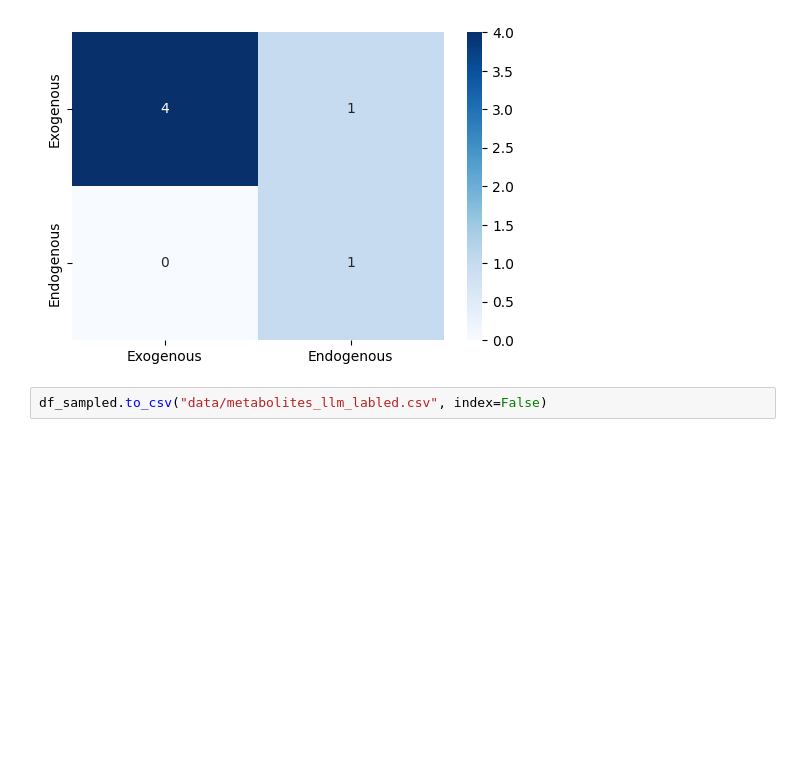
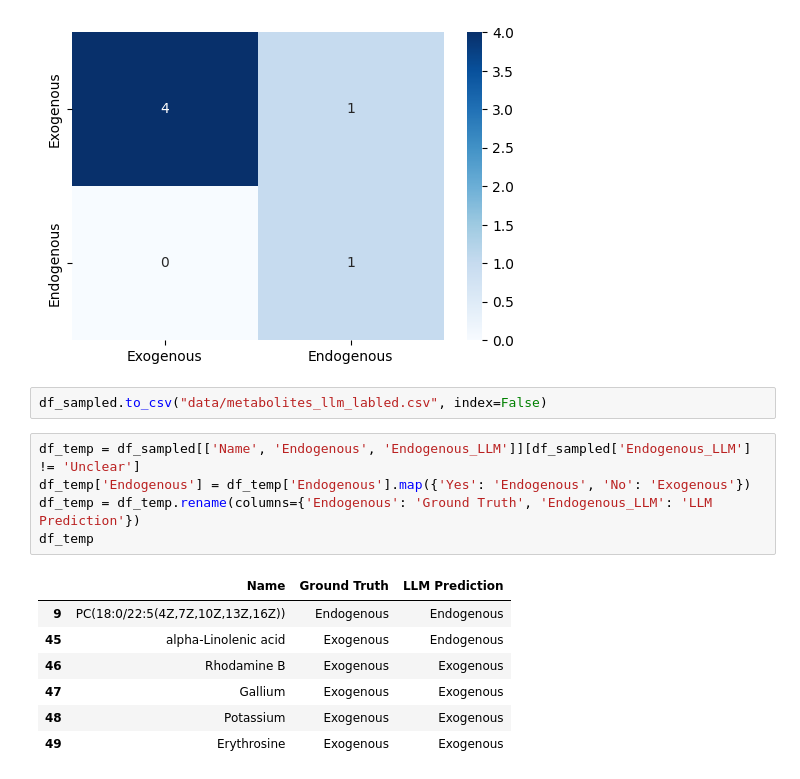
Before and after one commit to CZhao97/db_form_agent_system, a Jupyter notebook: notebooks/hmdb_test_llm.ipynb, the cells around one changed output. Drawn from its saved outputs; the diff is of its cells as text; blank space fills up the shorter version.

```diff
--- a/notebooks/hmdb_test_llm.ipynb
+++ b/notebooks/hmdb_test_llm.ipynb
@@ -173,3 +153,16 @@ sns.heatmap(cm, annot=True, fmt='d', cmap='Blues', xticklabels=['Exogenous', 'En
 [figure]
 # %%
 df_sampled.to_csv("data/metabolites_llm_labled.csv", index=False)
+# %%
+df_temp = df_sampled[['Name', 'Endogenous', 'Endogenous_LLM']][df_sampled['Endogenous_LLM'] != 'Unclear']
+df_temp['Endogenous'] = df_temp['Endogenous'].map({'Yes': 'Endogenous', 'No': 'Exogenous'})
+df_temp = df_temp.rename(columns={'Endogenous': 'Ground Truth', 'Endogenous_LLM': 'LLM Prediction'})
+df_temp
+# %% [output]
+|  | Name | Ground Truth | LLM Prediction |
+| 9 | PC(18:0/22:5(4Z,7Z,10Z,13Z,16Z)) | Endogenous | Endogenous |
+| 45 | alpha-Linolenic acid | Exogenous | Endogenous |
+| 46 | Rhodamine B | Exogenous | Exogenous |
+| 47 | Gallium | Exogenous | Exogenous |
+| 48 | Potassium | Exogenous | Exogenous |
+| 49 | Erythrosine | Exogenous | Exogenous |
```
Also changed, not shown: parts of 1 cell of this notebook, 10 other files.
